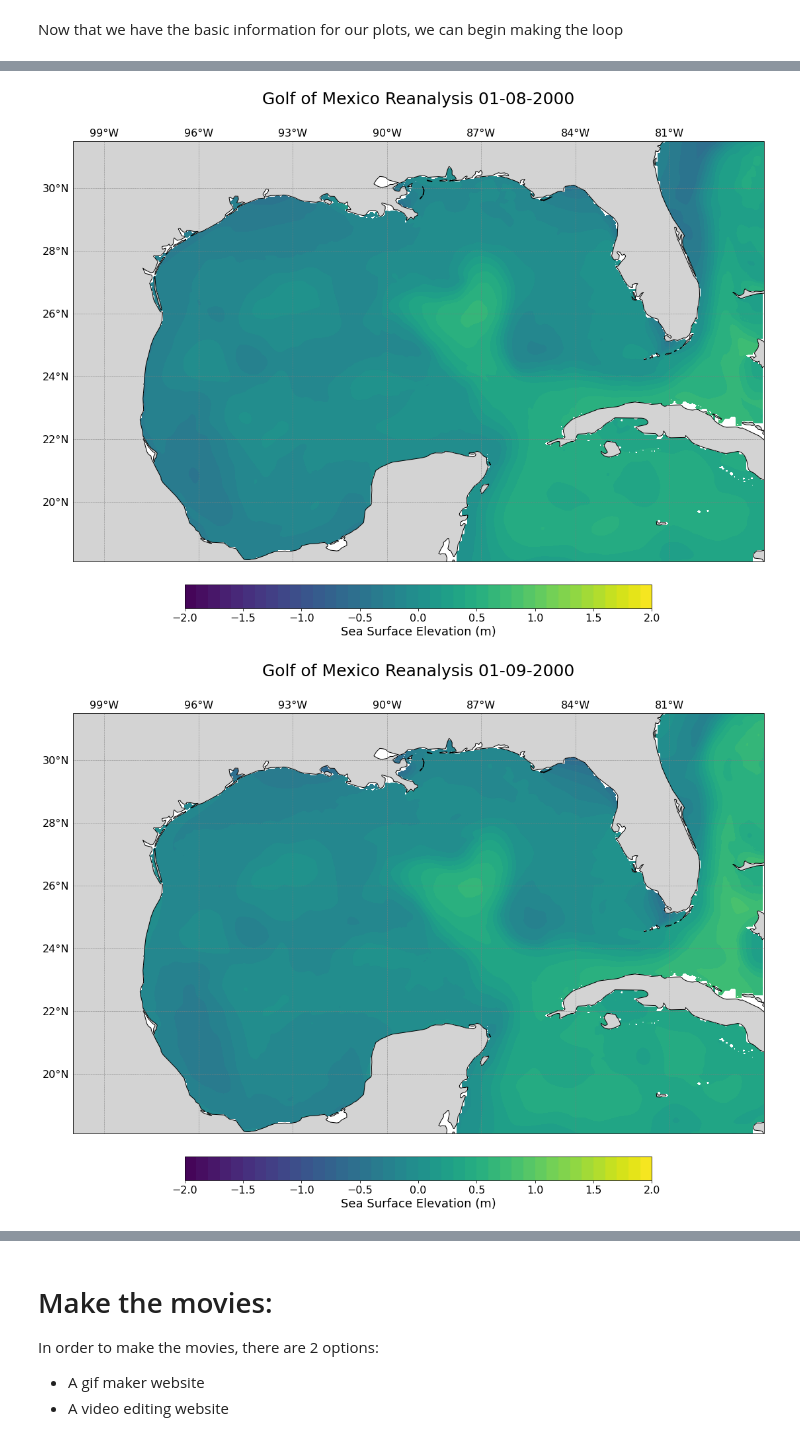
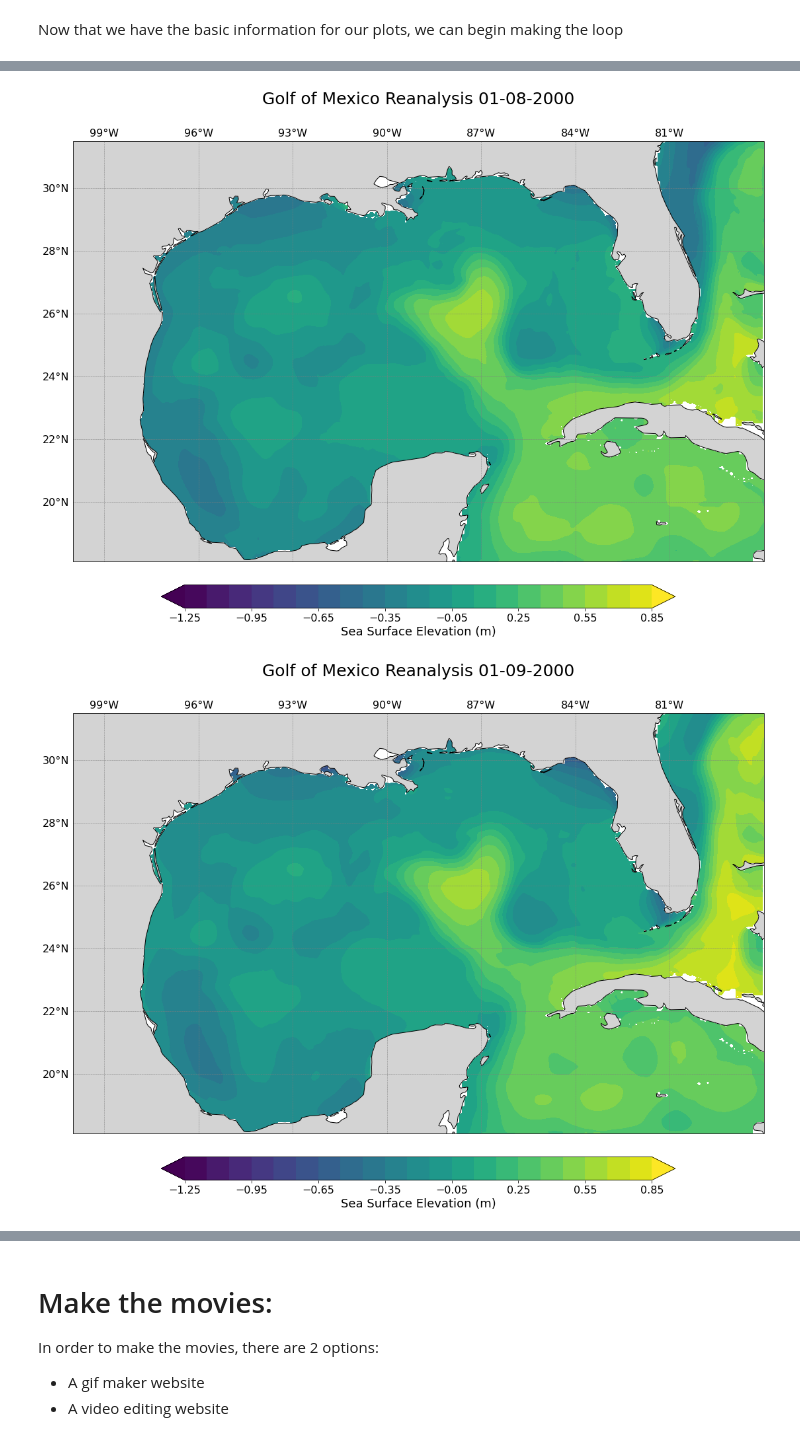
Before and after one commit to chsharrison/Sci_comp_F24, a Jupyter notebook: Course_materials/movie_demo_2024.ipynb, the cells around one changed output, grey strips where cells are left out. Cells and saved outputs as stored; diff of their text form; code cells hidden in the pictures.

```diff
--- a/Course_materials/movie_demo_2024.ipynb
+++ b/Course_materials/movie_demo_2024.ipynb
@@ -96,9 +96,9 @@ Before doing that, you need to initialize a few variables such as:
 number_of_days = 10 # How many days do we want to cycle through
 date = datetime(2000,1,1)
 
-min_level = -2
+min_level = -1.25
 #Remember in when coding data goes up to 2, but doesn't include 2, so we do 2.01 so it has the number 2
-max_level = 2.01
+max_level = 0.901
 
 levels = np.arange(min_level,max_level,0.1) #We want the range from our min to max incrementing by 0.1
 
@@ -122,10 +122,10 @@ for date_index in range(1,number_of_days+1):
     x, y =data.Longitude, data.Latitude
 
     #Contours the data on tho the map projection
-    p = ax.contourf(x, y,var, transform=ccrs.PlateCarree(),vmin = min_level, vmax=max_level, levels = levels)#,N=7)
+    p = ax.contourf(x, y,var, transform=ccrs.PlateCarree(),vmin = min_level, vmax=max_level, levels = levels,extend='both')#,N=7)
 
     #Creates colorbar based on the contour
-    cbar = plt.colorbar( p, orientation='horizontal', pad=0.05, fraction=0.05)
+    cbar = plt.colorbar( p, orientation='horizontal', pad=0.05, fraction=0.05,extend='bith')
     cbar.set_label("Sea Surface Elevation (m)" , size = 18)
 
         #Sets the land onto the projection with the right color and scale
@@ -151,7 +151,7 @@ for date_index in range(1,number_of_days+1):
 
     plt.show()
     #Save the plot in the given location and name, with the extension of the date
-    fig.savefig(save_location + file_name +str(date.strftime("%m-%d-%Y")), bbox_inches='tight', quality = 95, dpi = 500)
+    fig.savefig(save_location + file_name +str(date.strftime("%m-%d-%Y")), bbox_inches='tight', dpi = 500)
 
 
     #Increment the date, as we go through to the next file so it matches up with the correct time
@@ -167,2 +167,2 @@ for date_index in range(1,number_of_days+1):
-[figure, old version]
+[figure, new version]
-[figure, old version]
+[figure, new version]
```
Also changed, not shown: parts of 3 cells of this notebook.
